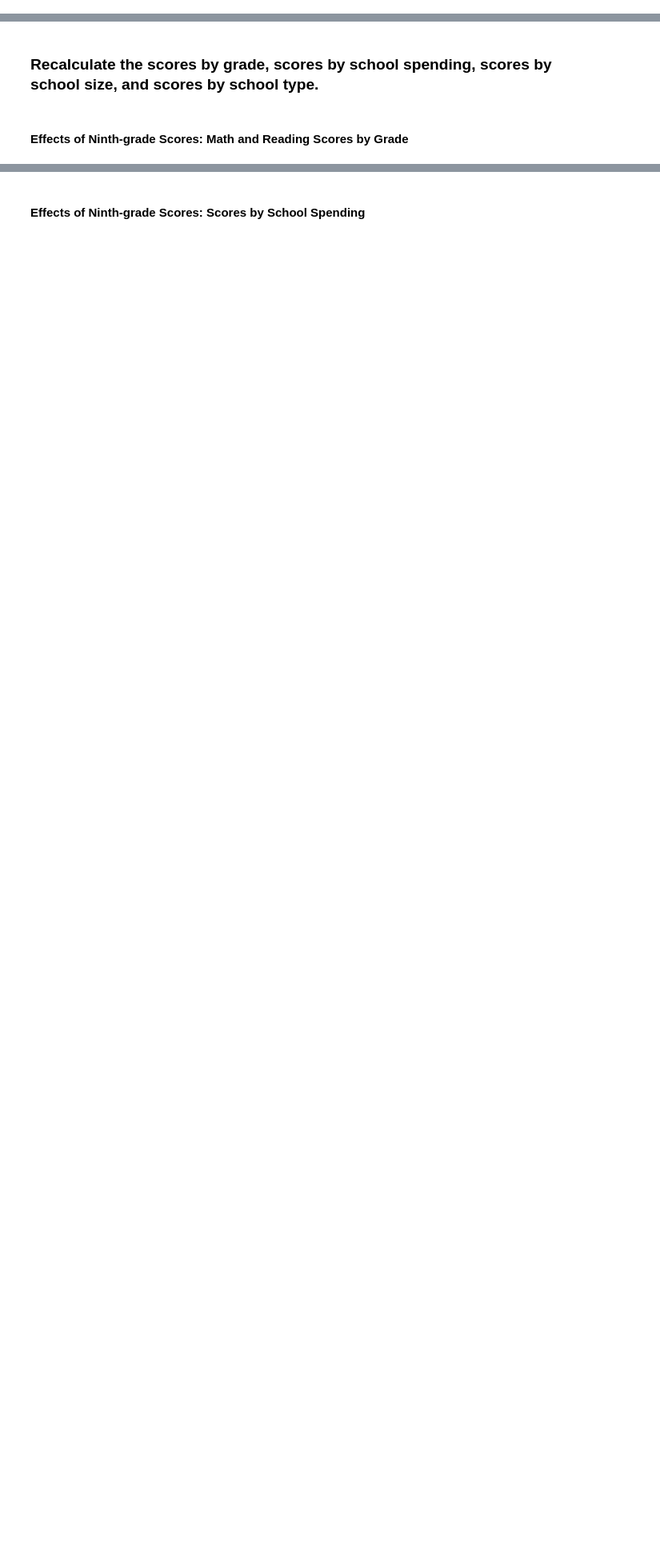
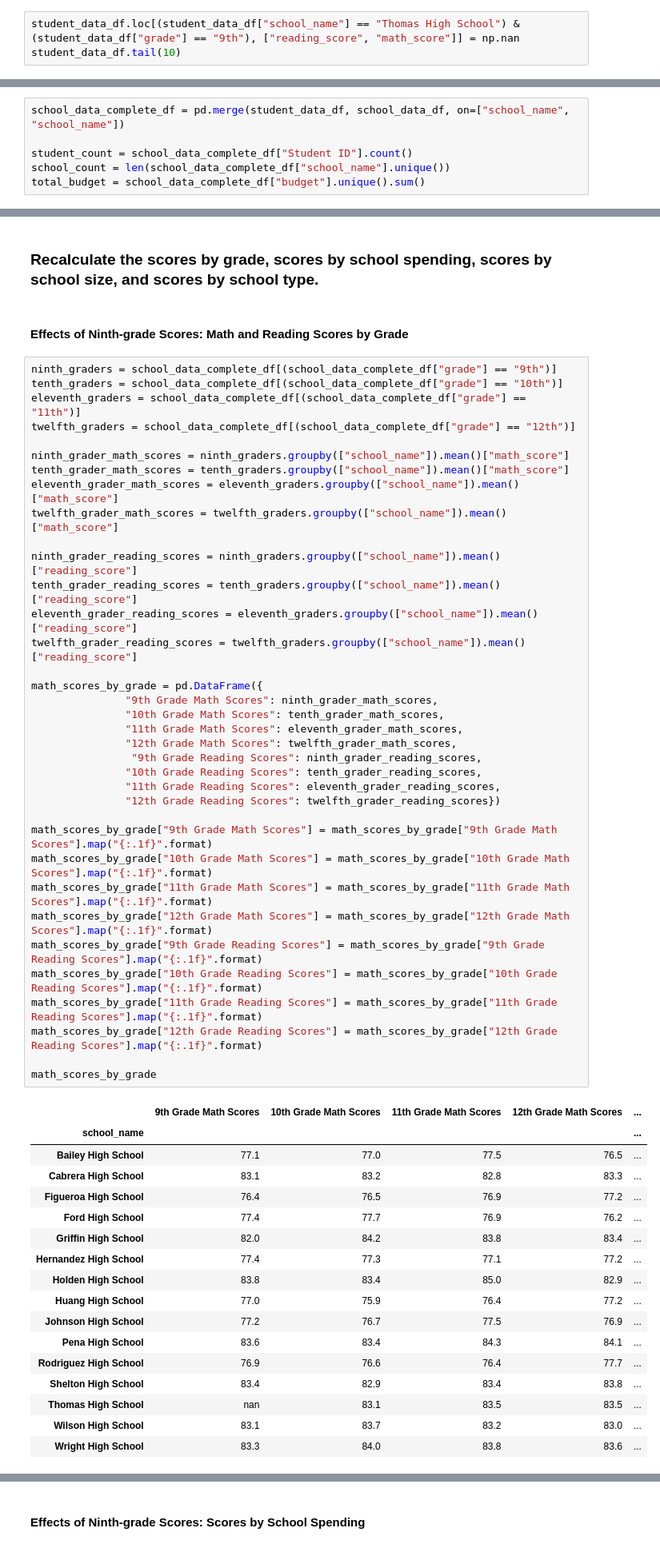
Before and after one commit to shaunwang1350/M4_School_District_Analysis, a Jupyter notebook: PyCitySchools_Challenge.ipynb, the cells around one changed output, grey strips where cells are left out. Shown at 80% size. Cells and saved outputs as stored; diff of their text form; blank space fills up the shorter version.

```diff
--- a/PyCitySchools_Challenge.ipynb
+++ b/PyCitySchools_Challenge.ipynb
@@ -21,3 +21,6 @@ for word in prefixes_suffixes:
     student_data_df["student_name"] = student_data_df["student_name"].str.replace(word,"")
 # %% [markdown]
 ### Replace the reading and math scores for ninth graders at Thomas High School with NaN.
+# %%
+student_data_df.loc[(student_data_df["school_name"] == "Thomas High School") & (student_data_df["grade"] == "9th"), ["reading_score", "math_score"]] = np.nan
+student_data_df.tail(10)
@@ -24,4 +39,10 @@ for word in prefixes_suffixes:
 # %% [markdown]
 ### Merge the clean student data with the school dataset. The column order for all the DataFrames and number formatting should be the same as what was covered in this module.
+# %%
+school_data_complete_df = pd.merge(student_data_df, school_data_df, on=["school_name", "school_name"])
+
+student_count = school_data_complete_df["Student ID"].count()
+school_count = len(school_data_complete_df["school_name"].unique())
+total_budget = school_data_complete_df["budget"].unique().sum()
 # %% [markdown]
 ### Recreate the district and school summary DataFrames
@@ -37,3 +175,57 @@ for word in prefixes_suffixes:
 ### Recalculate the scores by grade, scores by school spending, scores by school size, and scores by school type.
 # %% [markdown]
 #### Effects of Ninth-grade Scores:  Math and Reading Scores by Grade
+# %%
+ninth_graders = school_data_complete_df[(school_data_complete_df["grade"] == "9th")]
+tenth_graders = school_data_complete_df[(school_data_complete_df["grade"] == "10th")]
+eleventh_graders = school_data_complete_df[(school_data_complete_df["grade"] == "11th")]
+twelfth_graders = school_data_complete_df[(school_data_complete_df["grade"] == "12th")]
+
+ninth_grader_math_scores = ninth_graders.groupby(["school_name"]).mean()["math_score"]
+tenth_grader_math_scores = tenth_graders.groupby(["school_name"]).mean()["math_score"]
+eleventh_grader_math_scores = eleventh_graders.groupby(["school_name"]).mean()["math_score"]
+twelfth_grader_math_scores = twelfth_graders.groupby(["school_name"]).mean()["math_score"]
+
+ninth_grader_reading_scores = ninth_graders.groupby(["school_name"]).mean()["reading_score"]
+tenth_grader_reading_scores = tenth_graders.groupby(["school_name"]).mean()["reading_score"]
+eleventh_grader_reading_scores = eleventh_graders.groupby(["school_name"]).mean()["reading_score"]
+twelfth_grader_reading_scores = twelfth_graders.groupby(["school_name"]).mean()["reading_score"]
+
+math_scores_by_grade = pd.DataFrame({
+               "9th Grade Math Scores": ninth_grader_math_scores,
+               "10th Grade Math Scores": tenth_grader_math_scores,
+               "11th Grade Math Scores": eleventh_grader_math_scores,
+               "12th Grade Math Scores": twelfth_grader_math_scores,
+                "9th Grade Reading Scores": ninth_grader_reading_scores,
+               "10th Grade Reading Scores": tenth_grader_reading_scores,
+               "11th Grade Reading Scores": eleventh_grader_reading_scores,
+               "12th Grade Reading Scores": twelfth_grader_reading_scores})
+
+math_scores_by_grade["9th Grade Math Scores"] = math_scores_by_grade["9th Grade Math Scores"].map("{:.1f}".format)
+math_scores_by_grade["10th Grade Math Scores"] = math_scores_by_grade["10th Grade Math Scores"].map("{:.1f}".format)
+math_scores_by_grade["11th Grade Math Scores"] = math_scores_by_grade["11th Grade Math Scores"].map("{:.1f}".format)
+math_scores_by_grade["12th Grade Math Scores"] = math_scores_by_grade["12th Grade Math Scores"].map("{:.1f}".format)
+math_scores_by_grade["9th Grade Reading Scores"] = math_scores_by_grade["9th Grade Reading Scores"].map("{:.1f}".format)
+math_scores_by_grade["10th Grade Reading Scores"] = math_scores_by_grade["10th Grade Reading Scores"].map("{:.1f}".format)
+math_scores_by_grade["11th Grade Reading Scores"] = math_scores_by_grade["11th Grade Reading Scores"].map("{:.1f}".format)
+math_scores_by_grade["12th Grade Reading Scores"] = math_scores_by_grade["12th Grade Reading Scores"].map("{:.1f}".format)
+
+math_scores_by_grade
+# %% [output]
+|  | 9th Grade Math Scores | 10th Grade Math Scores | 11th Grade Math Scores | 12th Grade Math Scores | ... |
+| school_name |  |  |  |  | ... |
+| Bailey High School | 77.1 | 77.0 | 77.5 | 76.5 | ... |
+| Cabrera High School | 83.1 | 83.2 | 82.8 | 83.3 | ... |
+| Figueroa High School | 76.4 | 76.5 | 76.9 | 77.2 | ... |
+| Ford High School | 77.4 | 77.7 | 76.9 | 76.2 | ... |
+| Griffin High School | 82.0 | 84.2 | 83.8 | 83.4 | ... |
+| Hernandez High School | 77.4 | 77.3 | 77.1 | 77.2 | ... |
+| Holden High School | 83.8 | 83.4 | 85.0 | 82.9 | ... |
+| Huang High School | 77.0 | 75.9 | 76.4 | 77.2 | ... |
+| Johnson High School | 77.2 | 76.7 | 77.5 | 76.9 | ... |
+| Pena High School | 83.6 | 83.4 | 84.3 | 84.1 | ... |
+| Rodriguez High School | 76.9 | 76.6 | 76.4 | 77.7 | ... |
+| Shelton High School | 83.4 | 82.9 | 83.4 | 83.8 | ... |
+| Thomas High School | nan | 83.1 | 83.5 | 83.5 | ... |
+| Wilson High School | 83.1 | 83.7 | 83.2 | 83.0 | ... |
+| Wright High School | 83.3 | 84.0 | 83.8 | 83.6 | ... |
```
Also changed, not shown: parts of 17 cells of this notebook.
